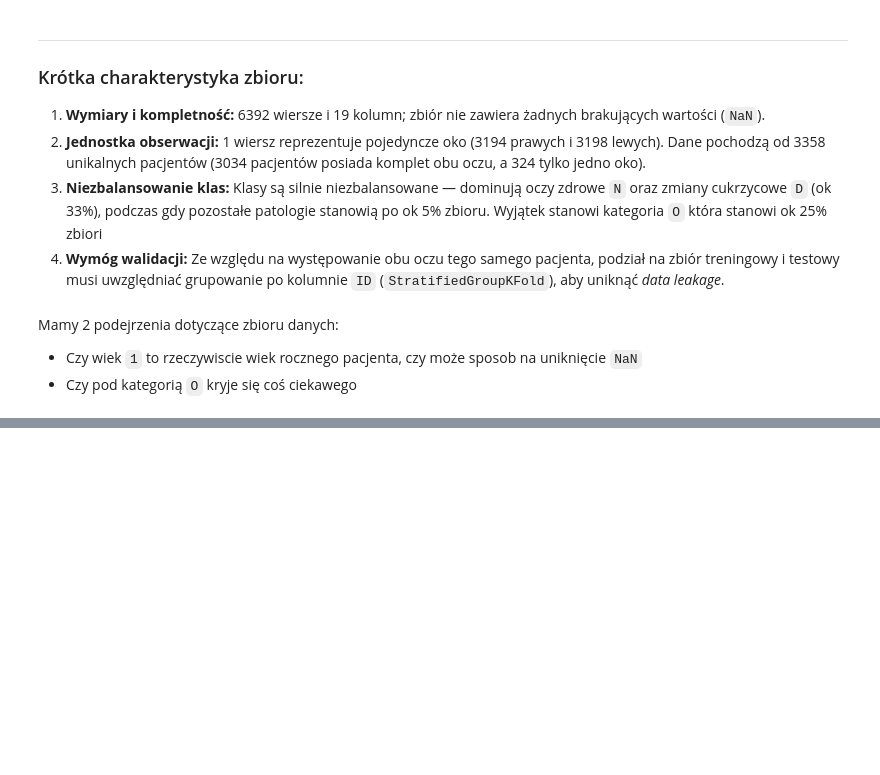
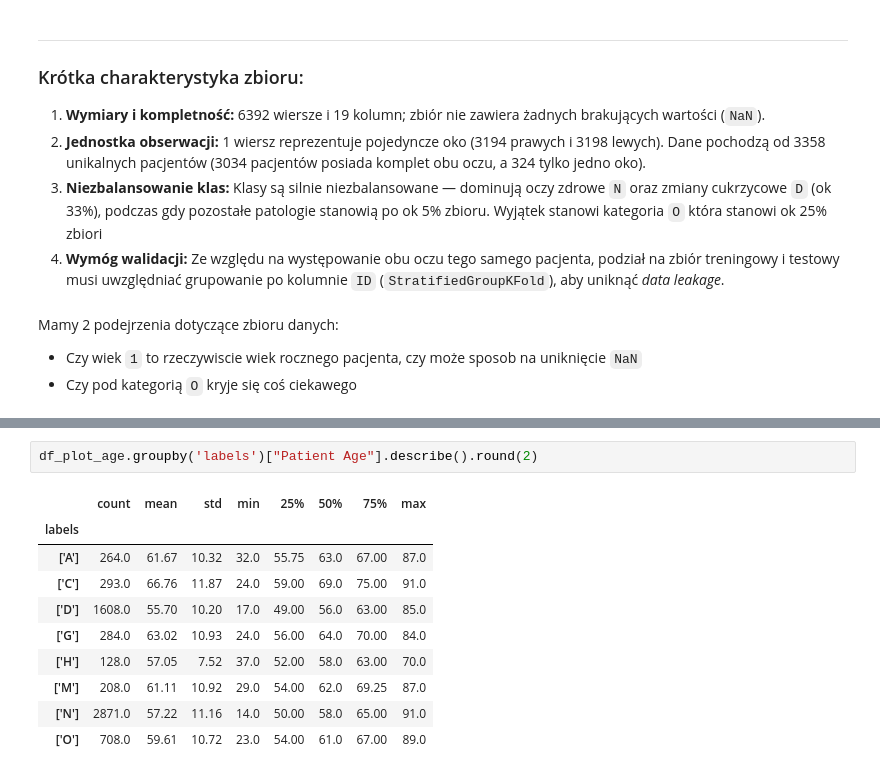
Before and after one commit to Patryniuuu/Ocular-Disease-Recognition, a Jupyter notebook: eda.ipynb, the cells around one changed output, grey strips where cells are left out. Drawn from its saved outputs; the diff is of its cells as text; blank space fills up the shorter version.

```diff
--- a/eda.ipynb
+++ b/eda.ipynb
@@ -178,0 +303,13 @@ Length: 211, dtype: int64
+# %%
+df_plot_age.groupby('labels')["Patient Age"].describe().round(2)
+# %% [output]
+|  | count | mean | std | min | 25% | 50% | 75% | max |
+| labels |  |  |  |  |  |  |  |  |
+| ['A'] | 264.0 | 61.67 | 10.32 | 32.0 | 55.75 | 63.0 | 67.00 | 87.0 |
+| ['C'] | 293.0 | 66.76 | 11.87 | 24.0 | 59.00 | 69.0 | 75.00 | 91.0 |
+| ['D'] | 1608.0 | 55.70 | 10.20 | 17.0 | 49.00 | 56.0 | 63.00 | 85.0 |
+| ['G'] | 284.0 | 63.02 | 10.93 | 24.0 | 56.00 | 64.0 | 70.00 | 84.0 |
+| ['H'] | 128.0 | 57.05 | 7.52 | 37.0 | 52.00 | 58.0 | 63.00 | 70.0 |
+| ['M'] | 208.0 | 61.11 | 10.92 | 29.0 | 54.00 | 62.0 | 69.25 | 87.0 |
+| ['N'] | 2871.0 | 57.22 | 11.16 | 14.0 | 50.00 | 58.0 | 65.00 | 91.0 |
+| ['O'] | 708.0 | 59.61 | 10.72 | 23.0 | 54.00 | 61.0 | 67.00 | 89.0 |
```
Also changed, not shown: parts of 14 cells of this notebook.
